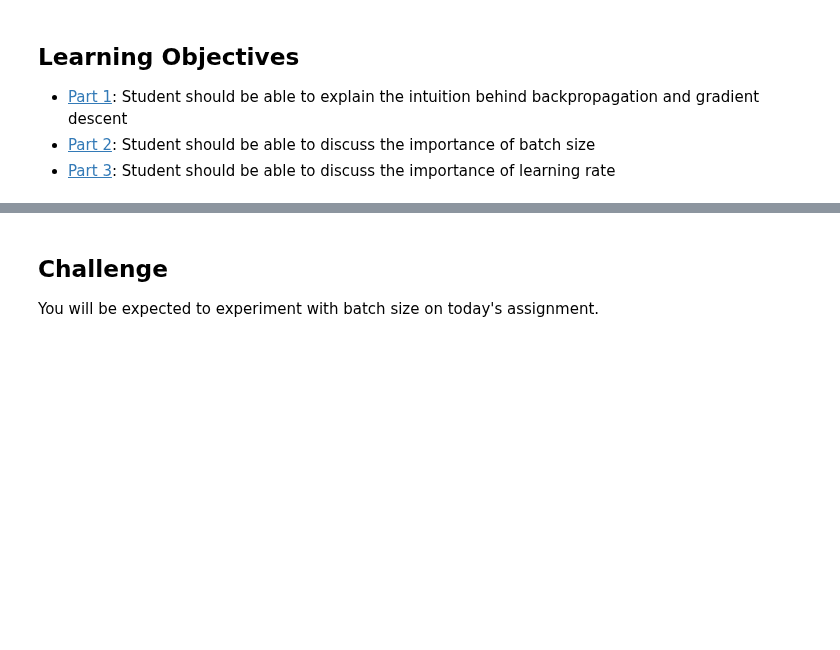
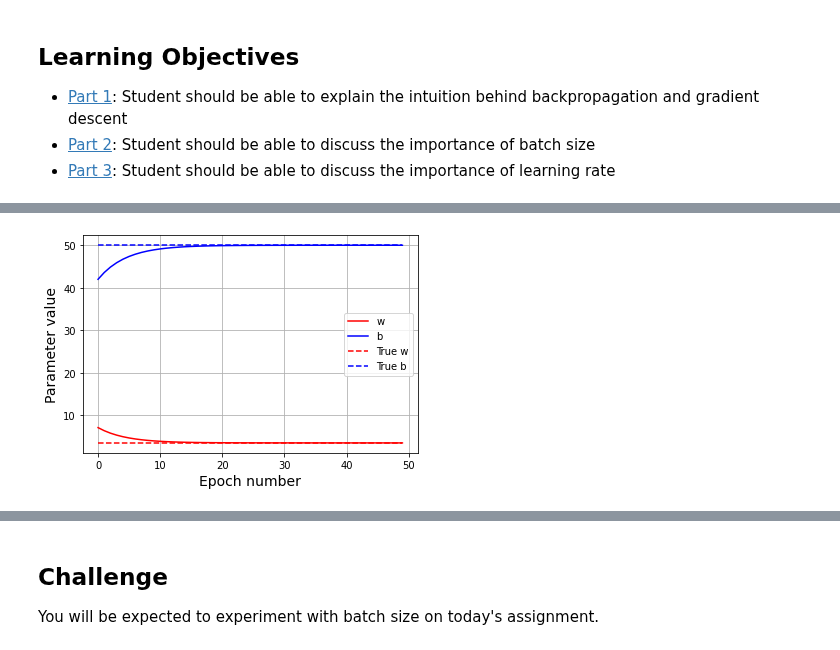
Before and after one commit to bloominstituteoftechnology/DS-Unit-4-Sprint-2-Neural-Networks, a Jupyter notebook: module2-Train/LS_DS_422_Train_Lecture.ipynb, the cells around one changed output, grey strips where cells are left out. Saved outputs shown, nothing was run; the diff lists cells and outputs as text; code cells hidden in the pictures; blank space fills up the shorter version.

```diff
--- a/module2-Train/LS_DS_422_Train_Lecture.ipynb
+++ b/module2-Train/LS_DS_422_Train_Lecture.ipynb
@@ -302,0 +257,25 @@ raise NotImplementedError()
+# %%
+model = Model()
+
+# Store parameter history
+ws, bs = [], []
+current_loss = []
+epochs = range(50)
+
+for epoch in epochs:
+
+
+    # forward propagate the current parameters through the network to predict targets
+    y_hat =  model(inputs)
+
+    # compute the loss function by comparing target predictions to the true targets
+    current_loss.append(loss(outputs, y_hat, model))
+
+    # update the parameters based on gradient descent, and
+    train(model, inputs, outputs, learning_rate=0.1)
+
+    # store the updated values of weight and bias
+    ws.append(model.w.numpy())
+    bs.append(model.b.numpy())
+
+    print('Epoch %2d: w=%1.2f b=%1.2f loss=%2.5f' % (epoch, ws[-1], bs[-1], current_loss[-1]))
@@ -302,0 +300,10 @@ raise NotImplementedError()
+# %%
+plt.plot(epochs, ws, 'r', epochs, bs, 'b')
+plt.plot([w_true] * len(epochs), 'r--',
+         [b_true] * len(epochs), 'b--')
+plt.xlabel('Epoch number',FontSize=14)
+plt.ylabel('Parameter value',FontSize=14)
+plt.legend(['w', 'b', 'True w', 'True b'])
+plt.grid()
+# %% [output]
+[figure, added]
```
Also changed, not shown: parts of 83 cells of this notebook.
